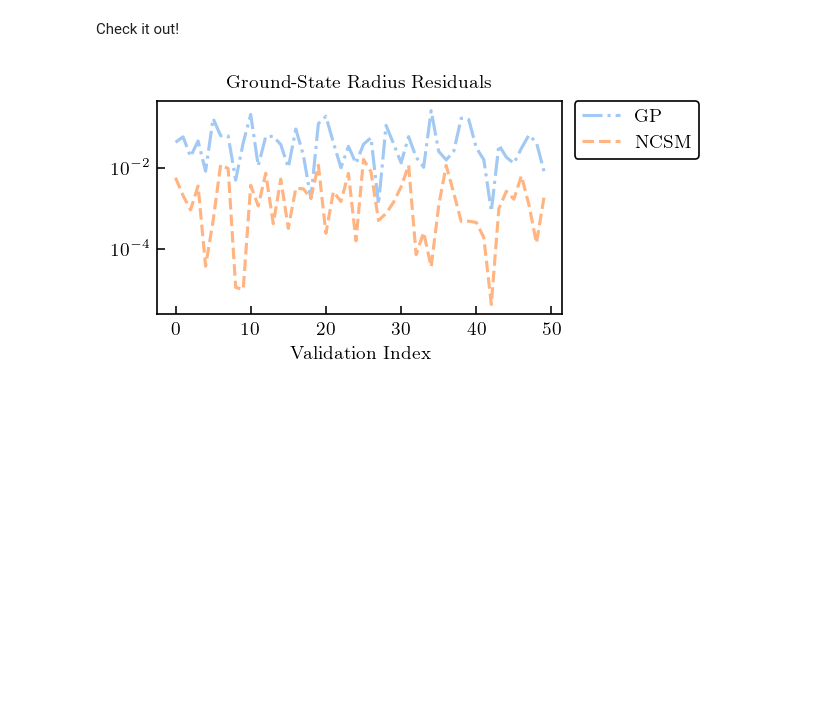
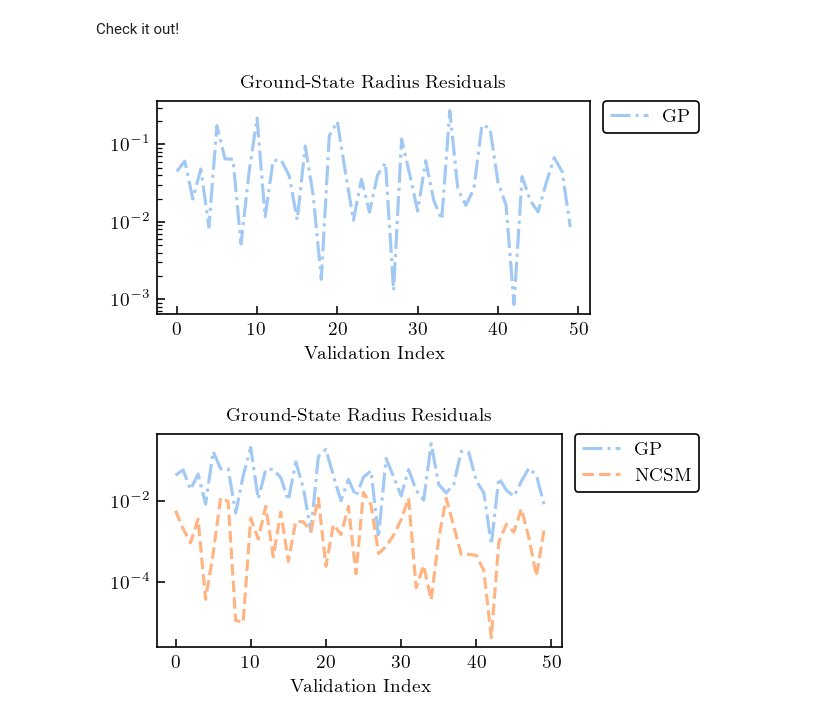
Before and after one commit to jordan-melendez/quantum-emulator-examples, a Jupyter notebook: notebooks/harmonic_oscillator_bound_states.ipynb, the cells around one changed output. Cells and saved outputs as stored; diff of their text form; code cells hidden in the pictures; blank space fills up the shorter version.

```diff
--- a/notebooks/harmonic_oscillator_bound_states.ipynb
+++ b/notebooks/harmonic_oscillator_bound_states.ipynb
@@ -273,6 +287,15 @@ gp_op.fit(p_train, np.stack([op.predict(p_i, use_emulator=False) for p_i in p_tr
 R_pred_gp, R_std_gp = gp_op.predict(p_valid, return_std=True)
 # %% [markdown]
 Check it out!
+# %%
+fig, ax = plt.subplots(figsize=(4, 2))
+ax.semilogy(np.arange(len(R_full)), np.abs(R_pred_gp-R_full), label='GP', ls='-.')
+ax.legend(loc='upper left', bbox_to_anchor=(1.03,1), borderaxespad=0)
+ax.set_title("Ground-State Radius Residuals")
+ax.set_xlabel("Validation Index")
+fig.savefig("perturbed_oscillator_ground_state_radius_residuals_gp_only.png")
+# %% [output]
+[figure, added]
 # %%
 fig, ax = plt.subplots(figsize=(4, 2))
 ax.semilogy(np.arange(len(R_full)), np.abs(R_pred_gp-R_full), label='GP', ls='-.')
```
Also changed, not shown: parts of 2 cells of this notebook.
